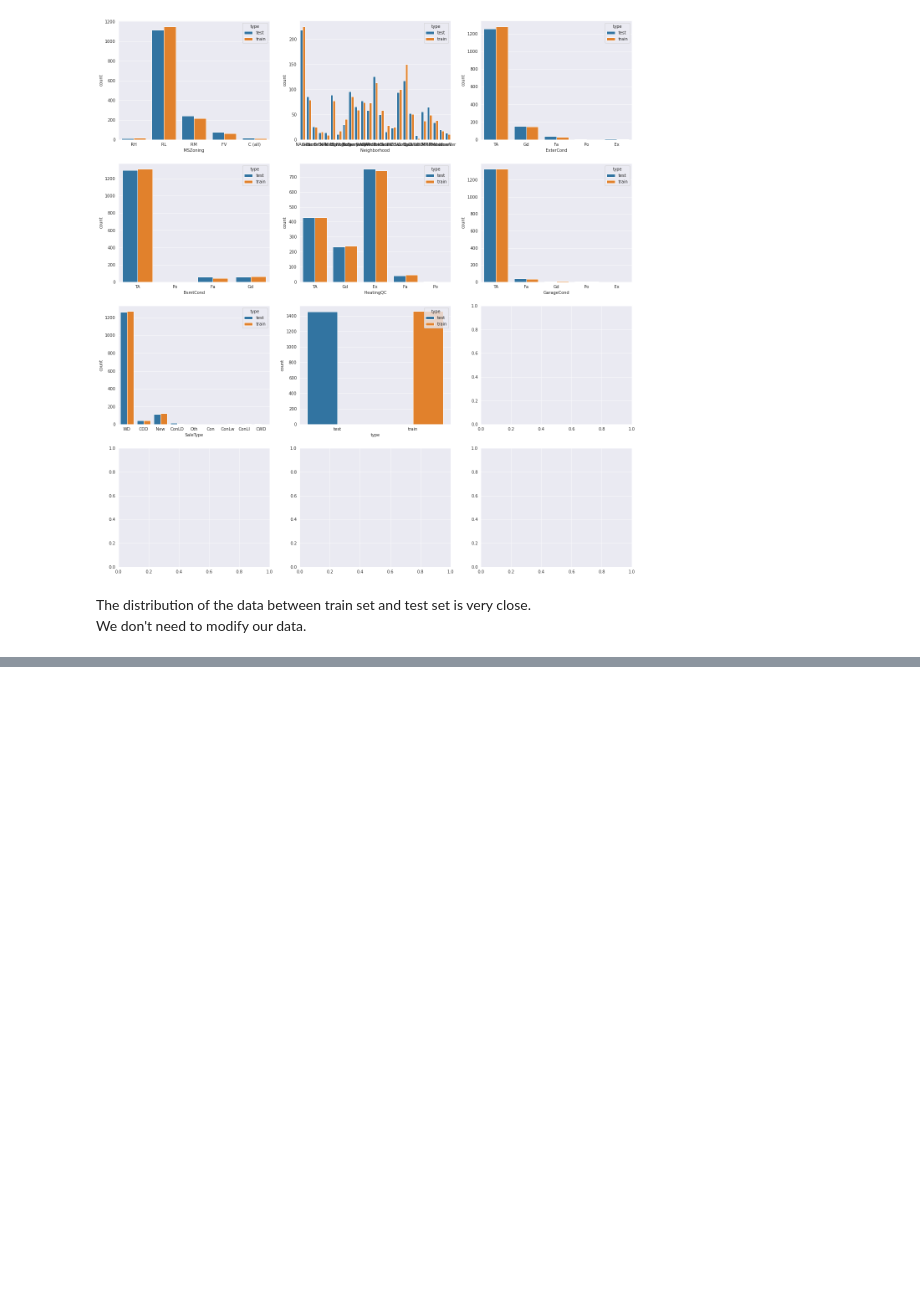
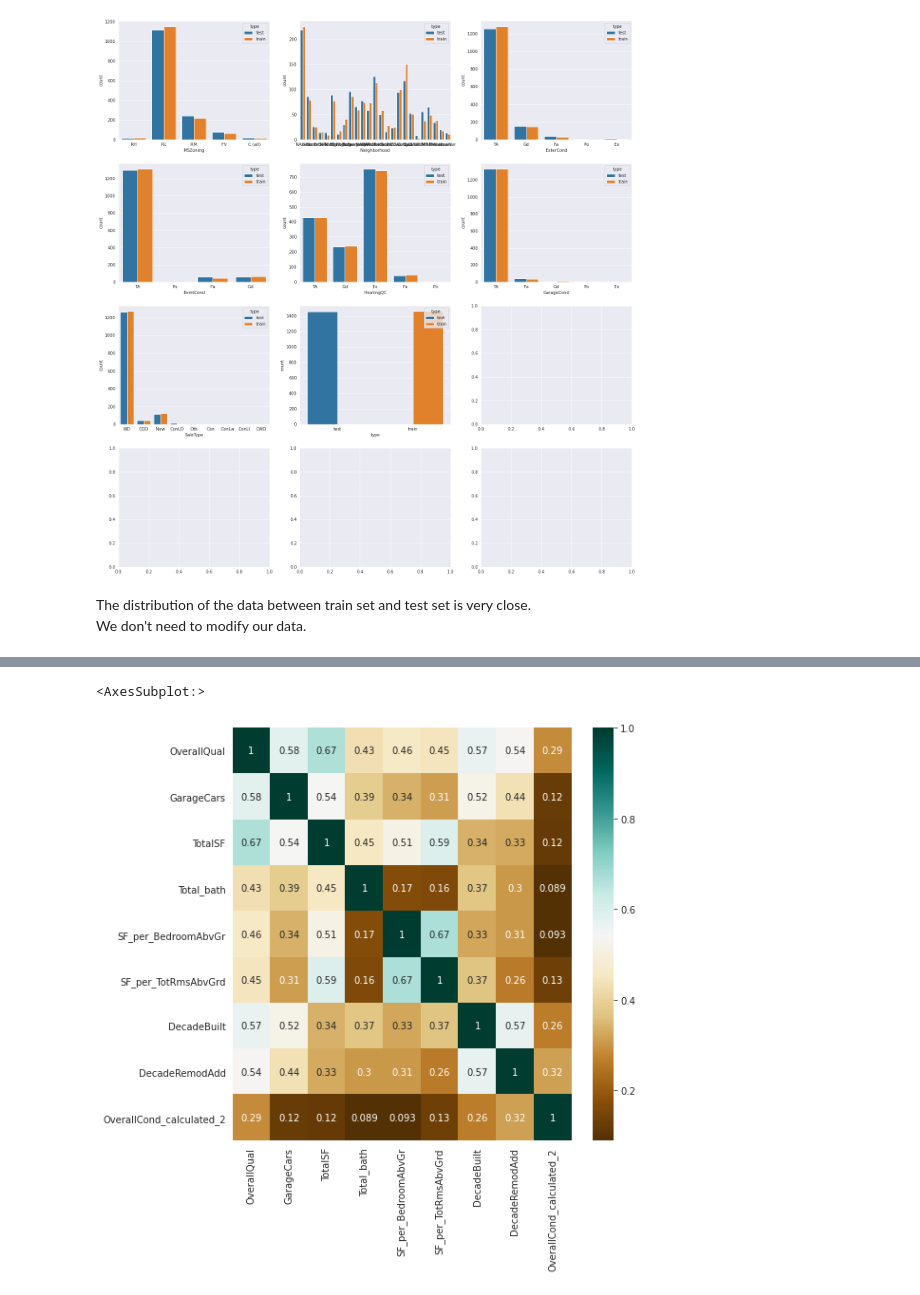
Before and after one commit to max-lutz/Kaggle_competitions, a Jupyter notebook: house-price-regression-full-eda-ml-workflow.ipynb, the cells around one changed output, grey strips where cells are left out. Saved outputs shown, nothing was run; the diff lists cells and outputs as text; code cells hidden in the pictures; blank space fills up the shorter version.

```diff
--- a/house-price-regression-full-eda-ml-workflow.ipynb
+++ b/house-price-regression-full-eda-ml-workflow.ipynb
@@ -747,0 +788,25 @@ def bin_Fireplaces(df):
+# %%
+train = pd.read_csv('/kaggle/input/house-prices-advanced-regression-techniques/train.csv')
+test = pd.read_csv('/kaggle/input/house-prices-advanced-regression-techniques/test.csv')
+
+combine = [train, test]
+for df in combine:
+    df = impute_missing_data(df)
+    df = get_TotalSF(df)
+    df = get_Total_bath(df)
+    df = normalize_SF_per_room(df)
+    df = get_decade(df)
+    df = get_estimation_OverallCond(df)
+    df = get_estimation_bedrooms(df)
+    df = bin_MSZoning(df)
+    df = bin_SaleType(df)
+    df = bin_column(df, 'GarageCars', bins=[0,1,2,3,10], labels=[0,1,2,3])
+    df = bin_column(df, 'Fireplaces', bins=[0,1,2,10], labels=[0,1,2])
+    df = bin_column(df, 'Total_bath', bins=[1,2,3,4,10], labels=[1,2,3,4])
+    df = drop_cols(df)
+# %%
+fig, ax = plt.subplots(figsize=(8,8))         # Sample figsize in inches
+sns.heatmap(train.corr(),cmap="BrBG",annot=True, ax=ax)
+# %% [output]
+<AxesSubplot:>
+[figure, added]
```
Also changed, not shown: parts of 11 cells of this notebook.
